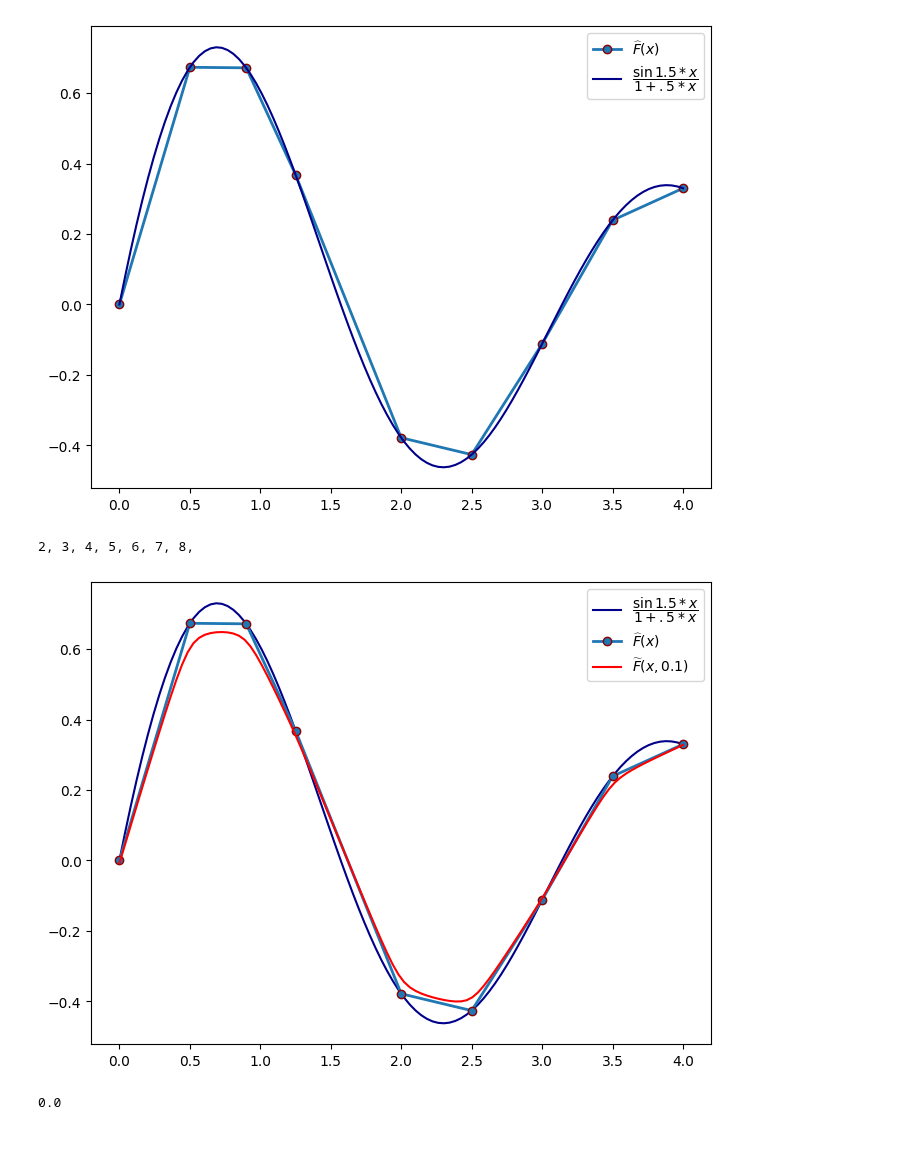
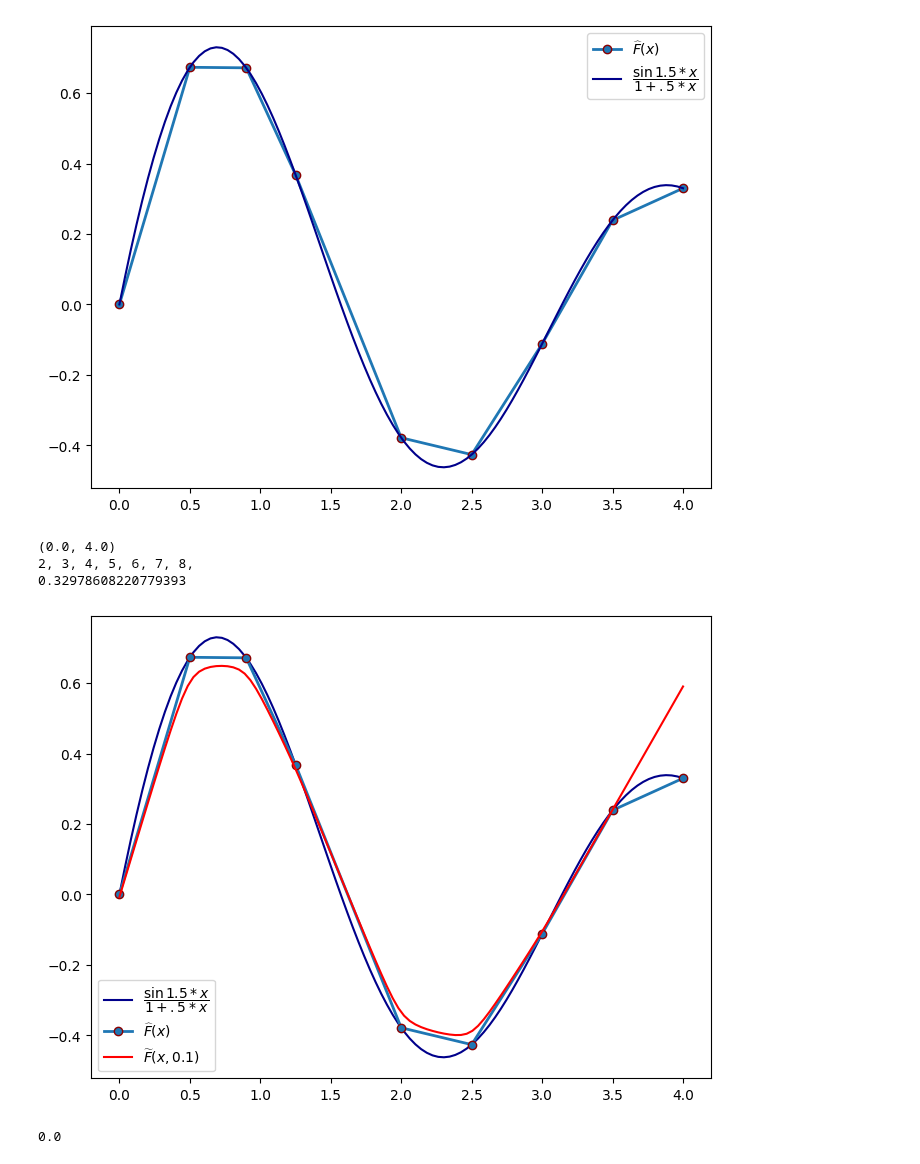
Before and after one commit to distcomp/SvF, a Jupyter notebook: ndiscr/discr_misc.ipynb, the cells around one changed output. Drawn from its saved outputs; the diff is of its cells as text; code cells hidden in the pictures.

```diff
--- a/ndiscr/discr_misc.ipynb
+++ b/ndiscr/discr_misc.ipynb
@@ -25,6 +25,7 @@ plt.show()
 # %%
 xMesh = np.array([0, .5, .9, 1.25, 2.0, 2.5, 3.0, 3.5, 4])
 Fmesh = FF(xMesh)
-N = xMesh.size-1
-print("Nx=", N)
+N = xMesh.size - 1
+Nx = N
+print(f"Xmesh.size={xMesh.size}, Nx={Nx}")
 # %% [output]
@@ -38,30 +39,34 @@ plt.show()
 # %% [output]
 [figure]
 # %%
-(xMesh[0], xMesh[N])
+print((xMesh[0], xMesh[Nx]))
 s=""
-for i in range(2, N+1):
+for i in range(2, Nx+1):
    s += str(i) + ", "
 print(s)
+
+print(Fmesh[Nx])
 # %% [output]
+(0.0, 4.0)
 2, 3, 4, 5, 6, 7, 8,
+0.32978608220779393
 # %%
 def A(i):
     return (Fmesh[i] - Fmesh[i-1])/(xMesh[i] - xMesh[i-1])
 
-def Fspwl(x, eps):
-    return .5*(Fmesh[0] + A(1)*(x - xMesh[0]) + Fmesh[N] + A(N)*(x - xMesh[N]) ) + \
-    .5*sum((A(i) - A(i-1))*np.sqrt((x - xMesh[i-1])**2 + eps**2) for i in range(2,N+1))
+def Fspwl(x, eps, NN=Nx):
+    return .5*(Fmesh[0] + A(1)*(x - xMesh[0]) + Fmesh[NN] + A(NN)*(x - xMesh[NN]) ) + \
+    .5*sum((A(i) - A(i-1))*np.sqrt((x - xMesh[i-1])**2 + eps**2) for i in range(2,NN+1))
 
-Fspwl_values = Fspwl(x_mesh_fine, 0.1)
+Fspwl_values = Fspwl(x_mesh_fine, 0.1, Nx-1)
 plt.figure(figsize=figureSize)
 plt.plot(x_mesh_fine, FF_values, label=r'$\dfrac{\sin{1.5*x}}{1+.5*x}$', color='darkblue')
 plt.plot(xMesh, Fmesh, 'o-', label=r'$\widehat{F}(x)$', linewidth=2, markeredgecolor='darkred')
 plt.plot(x_mesh_fine, Fspwl_values, label=r'$\widetilde{F}(x, 0.1)$', color='red')
 plt.legend()
 plt.show()
 # %% [output]
-[figure, old version]
+[figure, new version]
 # %%
 # F(x,y)
 FxyMesh = np.array([[0, -1],[-2,4]])
```
Also changed, not shown: parts of 1 cell of this notebook.
